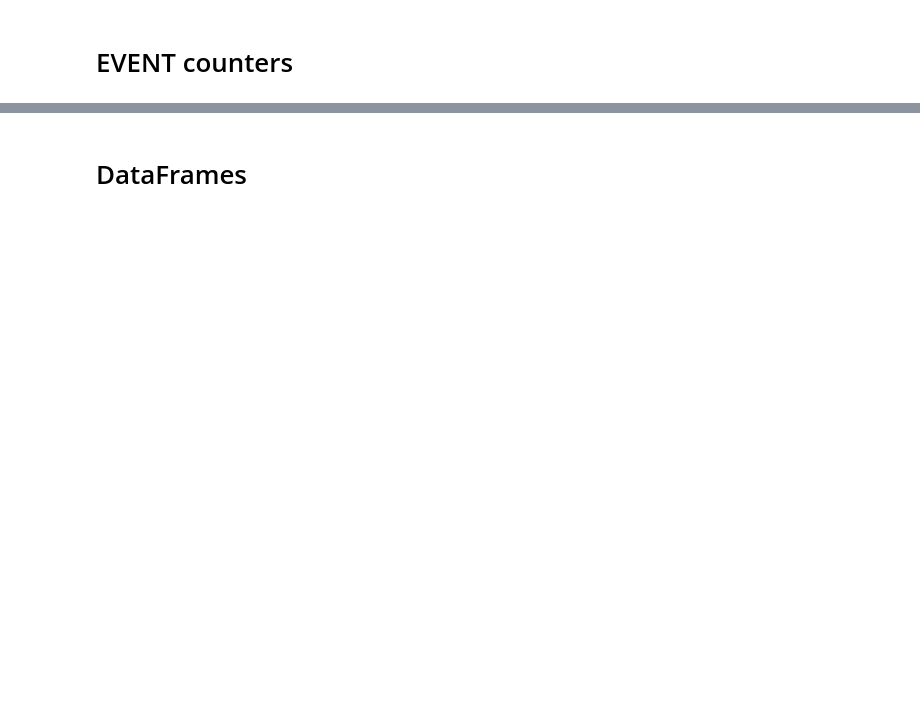
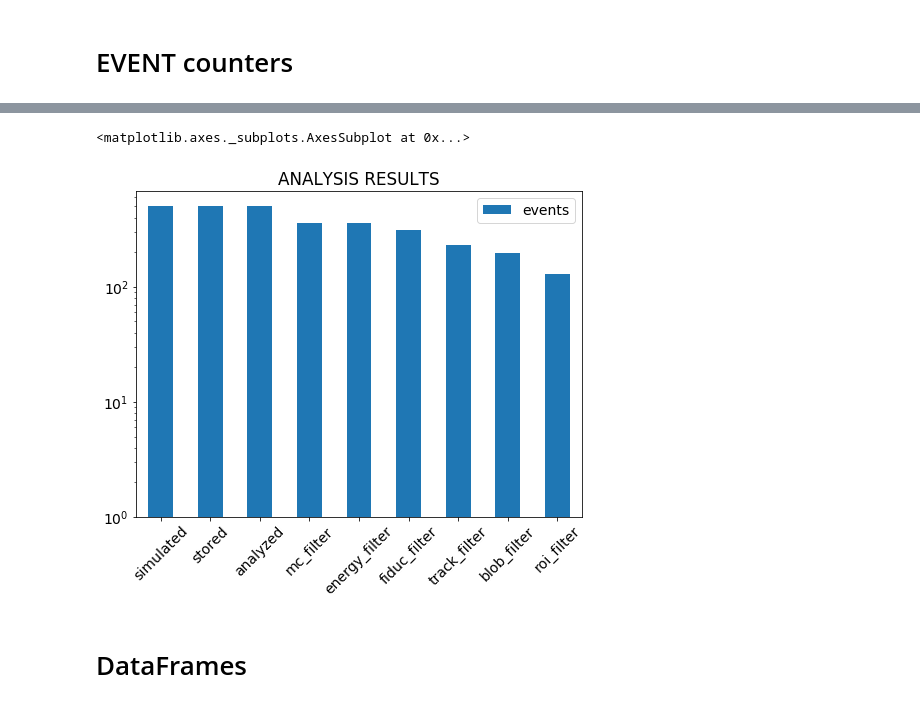
Before and after one commit to next-exp/FANAL, a Jupyter notebook: NB/fanal_results.ipynb, the cells around one changed output, grey strips where cells are left out. Cells and saved outputs as stored; diff of their text form; code cells hidden in the pictures; blank space fills up the shorter version.

```diff
--- a/NB/fanal_results.ipynb
+++ b/NB/fanal_results.ipynb
@@ -49,8 +51,8 @@ iPATH         = "../data/next100"
 #results_fname = iPATH + "/Bi214/fanal/fanal.next100.Bi214.fwhm_07.voxel_10x10x10.h5"
 #results_fname = iPATH + "/Tl208/fanal/fanal.next100.Tl208.fwhm_05.voxel_3x3x3.h5"
 #results_fname = iPATH + "/Tl208/fanal/fanal.next100.Tl208.fwhm_07.voxel_10x10x10.h5"
-#results_fname = iPATH + "/bb0nu/fanal/fanal.next100.bb0nu.fwhm_05.voxel_3x3x3.h5"
-results_fname = iPATH + "/bb0nu/fanal/fanal.next100.bb0nu.fwhm_07.voxel_10x10x10.h5"
+results_fname = iPATH + "/bb0nu/fanal/fanal.next100.bb0nu.fwhm_05.voxel_3x3x3.h5"
+#results_fname = iPATH + "/bb0nu/fanal/fanal.next100.bb0nu.fwhm_07.voxel_10x10x10.h5"
 # %%
 config_df  = pd.read_hdf(results_fname, "FANAL" + '/config')
 events_df  = pd.read_hdf(results_fname, "FANAL" + '/events')
@@ -72,5 +117,8 @@ print(f"Num events that passed the ROI filter: {results_df.loc['roi_filter'].eve
 # %%
-results_df.plot.bar(title = 'ANALYSIS RESULTS', rot=45)
+results_df.plot.bar(title = 'ANALYSIS RESULTS', rot=45, log=True)
+# %% [output]
+<matplotlib.axes._subplots.AxesSubplot at 0x...>
+[figure, added]
 # %% [markdown]
 # DataFrames
 # %%
```
Also changed, not shown: parts of 18 cells of this notebook, 5 other files.
